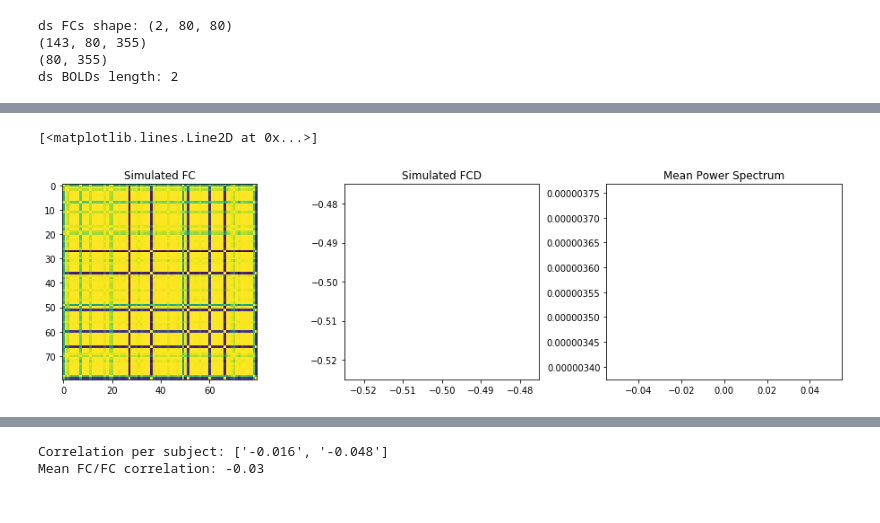
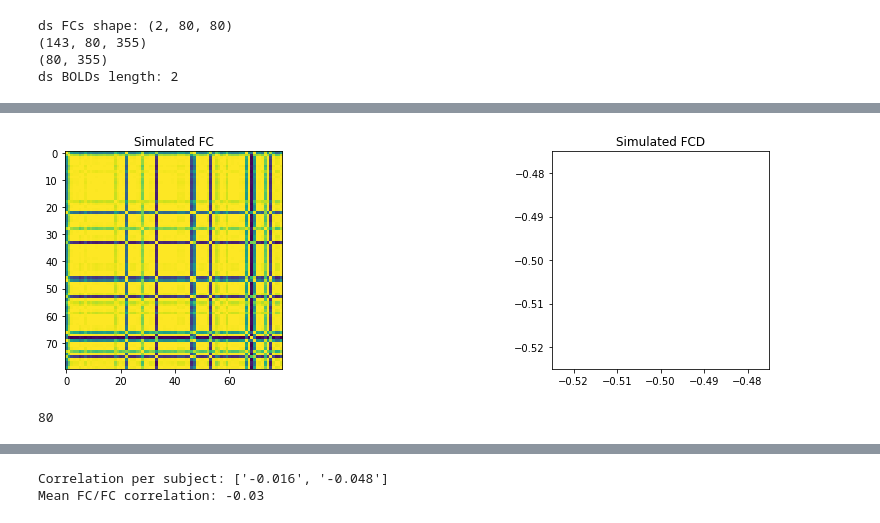
Before and after one commit to pamirozsuna/pamir_ma, a Jupyter notebook: notebooks/WC-MultiModel.ipynb, the cells around one changed output, grey strips where cells are left out. Drawn from its saved outputs; the diff is of its cells as text; code cells hidden in the pictures.

Commit message:
created multi model script

```diff
--- a/notebooks/WC-MultiModel.ipynb
+++ b/notebooks/WC-MultiModel.ipynb
@@ -150,7 +150,7 @@ wc_net = MultiModel(mm_net)
 #aln_net.params
 #print(wc_net.params)
 
-wc_net.params["duration"] = 10.0
+wc_net.params["duration"] = 40*1000
 wc_net.params["backend"] = "numba"
 # numba uses Euler scheme so dt is important!
 wc_net.params["dt"] = 0.1
@@ -211,4 +211,4 @@ display(wc_net.model_instance.describe())
         [198.94326573, 127.38992867, 217.21775175, ...,  17.64579832,
          178.81442657,   0.        ]])}
 # %%
-wc_net.run()
+wc_net.run(bold = True)
@@ -215,12 +217,13 @@ wc_net.run()
 # %%
-fig, axs = plt.subplots(1, 3, figsize=(16, 4))
+fig, axs = plt.subplots(1, 2, figsize=(16, 4))
 axs[0].set_title("Simulated FC")
-axs[0].imshow(func.fc(wc_net.q_mean_EXC[:, -10000:]))
+axs[0].imshow(func.fc(wc_net.q_mean_EXC[:, wc_net.outputs.t > 0]))
 axs[1].set_title("Simulated FCD")
-axs[1].imshow(func.fcd(wc_net.q_mean_EXC[:, -10000:], stepsize=100))
-axs[2].set_title("Mean Power Spectrum")
-fr, pw = func.getMeanPowerSpectrum(wc_net.q_mean_EXC, wc_net.params["dt"])
-axs[2].plot(fr, pw, c='k', lw = 2)
+axs[1].imshow(func.fcd(wc_net.q_mean_EXC, stepsize=100))
+#axs[2].set_title("Mean Power Spectrum")
+#fr, pw = func.getMeanPowerSpectrum(wc_net.q_mean_EXC, wc_net.params["dt"])
+#axs[2].plot(fr, pw, c='k', lw = 2)
+plt_name = "WCMultiModel"+str(wc_net.params["duration"])+str(wc_net.params["dt"])+"SimulationResults"
+plt.savefig(plt_name+".png", dpi=500)
 # %% [output]
-[<matplotlib.lines.Line2D at 0x...>]
-[figure, old version]
+[figure, new version]
@@ -228,0 +230,4 @@ axs[2].plot(fr, pw, c='k', lw = 2)
+# %%
+print(len(wc_net.q_mean_EXC))
+# %% [output]
+80
```
Also changed, not shown: parts of 5 cells of this notebook, 5 other files.
